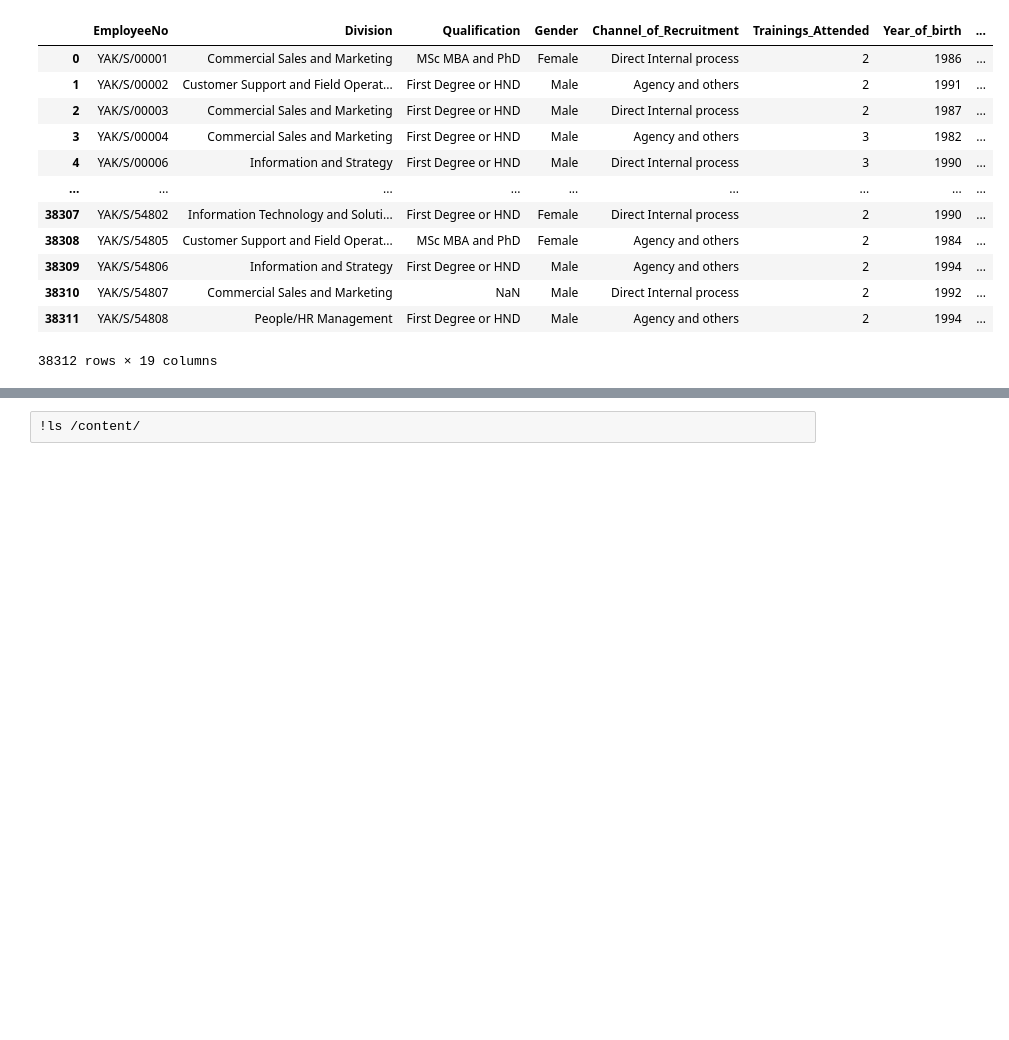
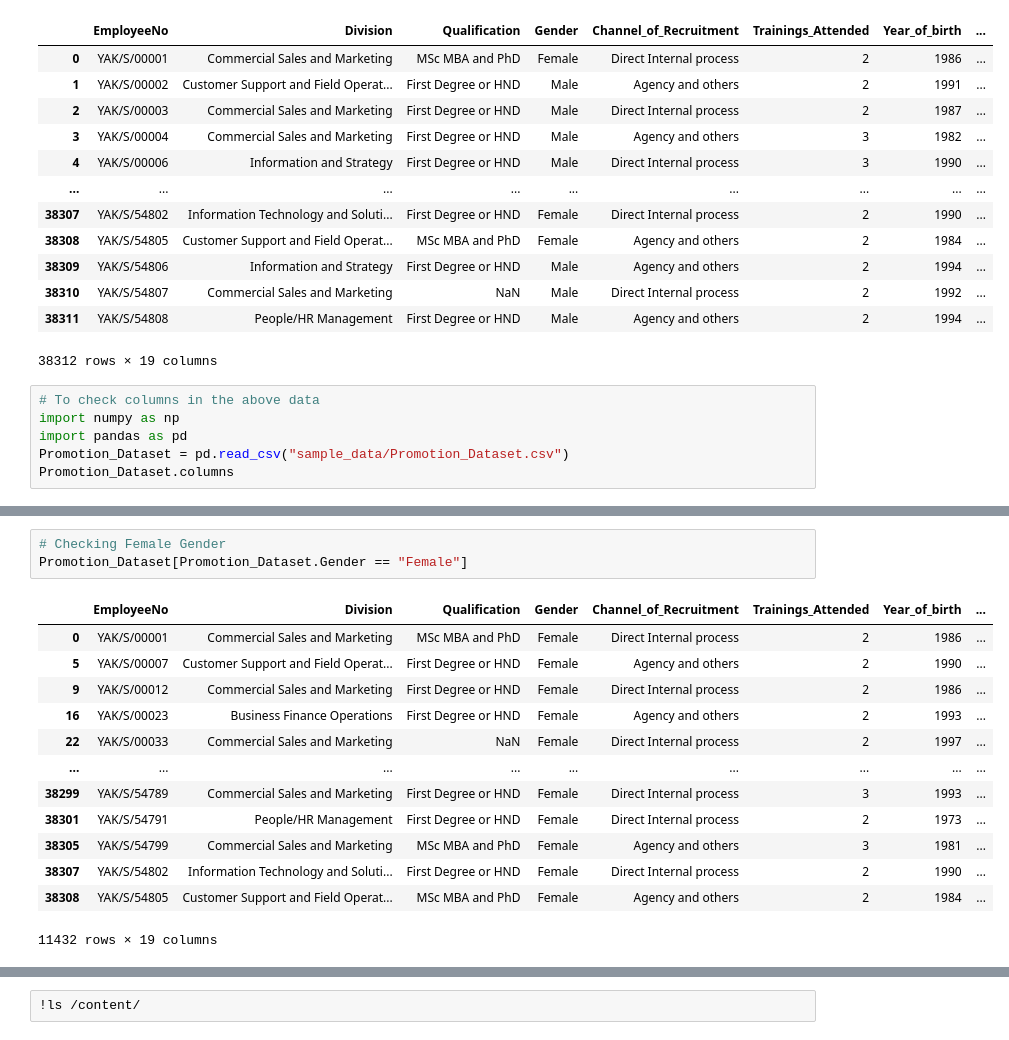
Before and after one commit to Muhammed1978/Amazon-Product-Review-Analysis, a Jupyter notebook: DataAnalysis_Pandas_2.ipynb, the cells around one changed output, grey strips where cells are left out. Drawn from its saved outputs; the diff is of its cells as text; blank space fills up the shorter version.

```diff
--- a/DataAnalysis_Pandas_2.ipynb
+++ b/DataAnalysis_Pandas_2.ipynb
@@ -321,3 +321,9 @@ Promotion_Dataset
 | 38310 | YAK/S/54807 | Commercial Sales and Marketing | NaN | Male | Direct Internal process | 2 | 1992 | ... |
 | 38311 | YAK/S/54808 | People/HR Management | First Degree or HND | Male | Agency and others | 2 | 1994 | ... |
 38312 rows × 19 columns
+# %%
+# To check columns in the above data
+import numpy as np
+import pandas as pd
+Promotion_Dataset = pd.read_csv("sample_data/Promotion_Dataset.csv")
+Promotion_Dataset.columns
@@ -323,0 +383,17 @@ Promotion_Dataset
+# %%
+# Checking Female Gender
+Promotion_Dataset[Promotion_Dataset.Gender == "Female"]
+# %% [output]
+|  | EmployeeNo | Division | Qualification | Gender | Channel_of_Recruitment | Trainings_Attended | Year_of_birth | ... |
+| 0 | YAK/S/00001 | Commercial Sales and Marketing | MSc MBA and PhD | Female | Direct Internal process | 2 | 1986 | ... |
+| 5 | YAK/S/00007 | Customer Support and Field Operat... | First Degree or HND | Female | Agency and others | 2 | 1990 | ... |
+| 9 | YAK/S/00012 | Commercial Sales and Marketing | First Degree or HND | Female | Direct Internal process | 2 | 1986 | ... |
+| 16 | YAK/S/00023 | Business Finance Operations | First Degree or HND | Female | Agency and others | 2 | 1993 | ... |
+| 22 | YAK/S/00033 | Commercial Sales and Marketing | NaN | Female | Direct Internal process | 2 | 1997 | ... |
+| ... | ... | ... | ... | ... | ... | ... | ... | ... |
+| 38299 | YAK/S/54789 | Commercial Sales and Marketing | First Degree or HND | Female | Direct Internal process | 3 | 1993 | ... |
+| 38301 | YAK/S/54791 | People/HR Management | First Degree or HND | Female | Direct Internal process | 2 | 1973 | ... |
+| 38305 | YAK/S/54799 | Commercial Sales and Marketing | MSc MBA and PhD | Female | Agency and others | 3 | 1981 | ... |
+| 38307 | YAK/S/54802 | Information Technology and Soluti... | First Degree or HND | Female | Direct Internal process | 2 | 1990 | ... |
+| 38308 | YAK/S/54805 | Customer Support and Field Operat... | MSc MBA and PhD | Female | Agency and others | 2 | 1984 | ... |
+11432 rows × 19 columns
```
Also changed, not shown: parts of 20 cells of this notebook.
